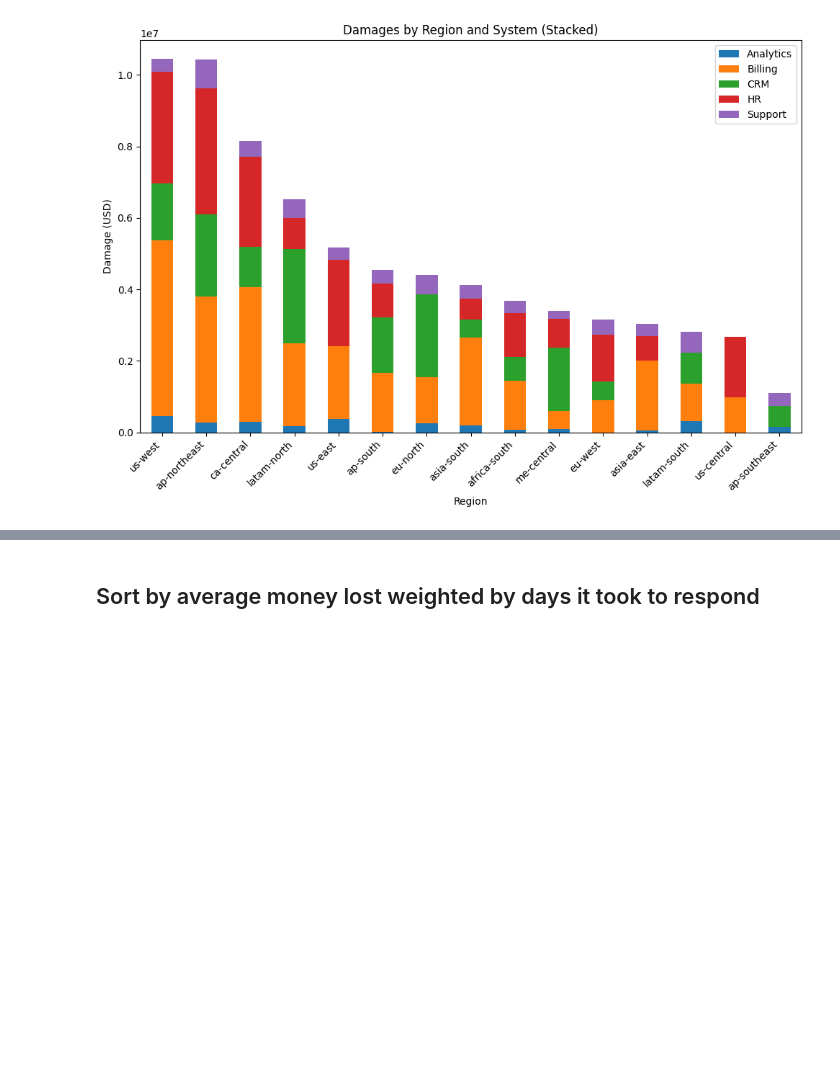
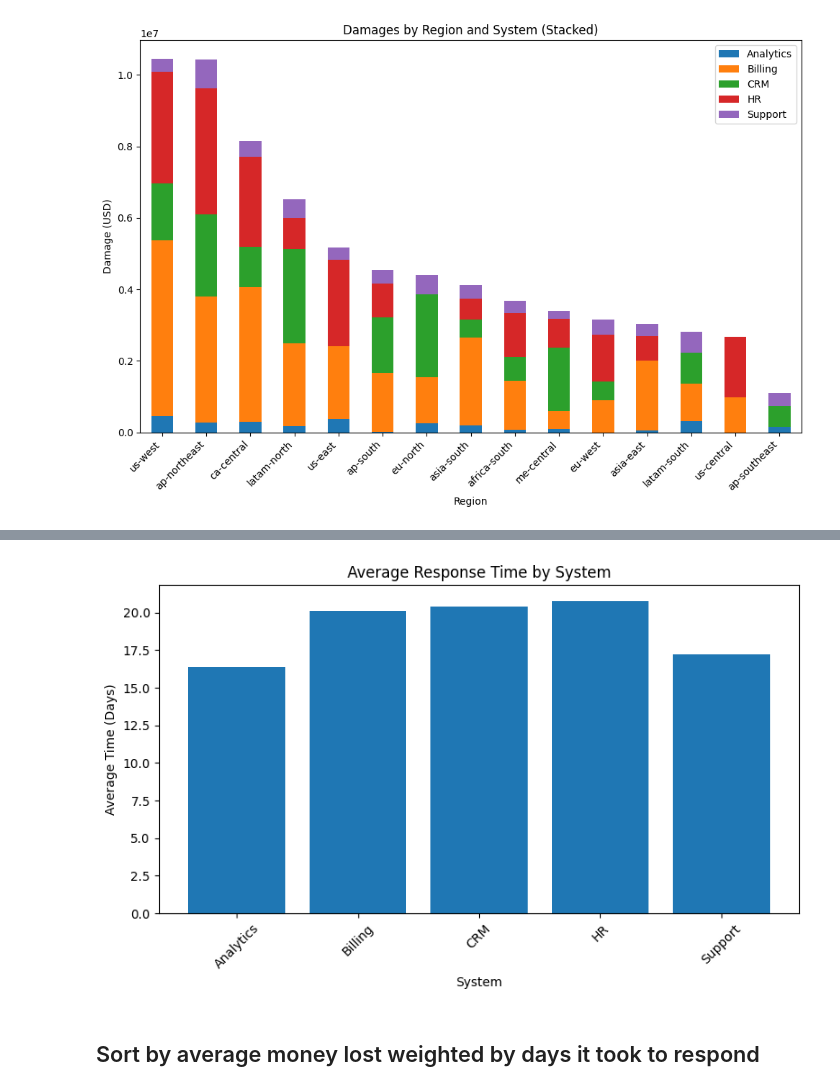
Before and after one commit to ssinlao/mini-data-analysts, a Jupyter notebook: mini-itc-code.ipynb, the cells around one changed output, grey strips where cells are left out. Saved outputs shown, nothing was run; the diff lists cells and outputs as text; code cells hidden in the pictures; blank space fills up the shorter version.

```diff
--- a/mini-itc-code.ipynb
+++ b/mini-itc-code.ipynb
@@ -182,3 +213,15 @@ plt.show()
+# %%
+#graph average response time per system
+plt.figure(figsize=(8,5))
+plt.bar(systems_df['system_name'], systems_df['avg_response_time_days'])
+plt.title('Average Response Time by System')
+plt.xlabel('System')
+plt.ylabel('Average Time (Days)')
+plt.xticks(rotation=45)
+plt.tight_layout()
+plt.show()
+# %% [output]
+[figure, added]
 # %% [markdown]
 ## Sort by average money lost weighted by days it took to respond
 # %%
```
Also changed, not shown: parts of 3 cells of this notebook.
